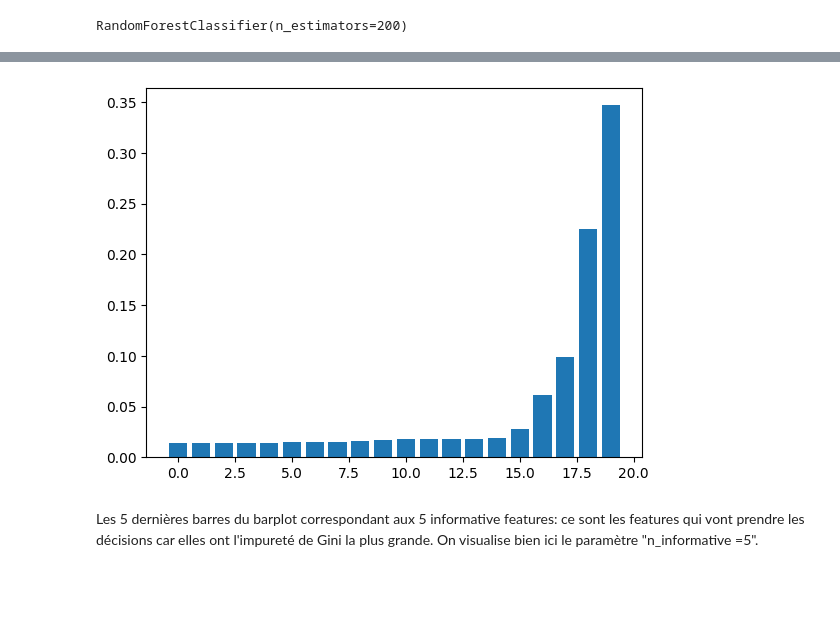
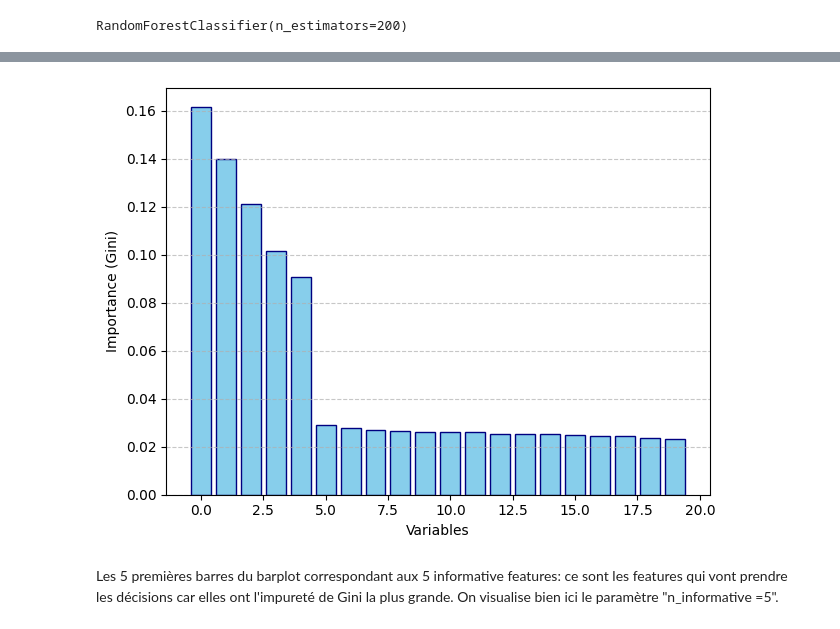
Before and after one commit to nathansourdrille/machine-learning, a Jupyter notebook: Random_forest/TP10.ipynb, the cells around one changed output, grey strips where cells are left out. Drawn from its saved outputs; the diff is of its cells as text; code cells hidden in the pictures; blank space fills up the shorter version.

```diff
--- a/Random_forest/TP10.ipynb
+++ b/Random_forest/TP10.ipynb
@@ -236,6 +322,13 @@ Feature 2 — importance = 0.0316
 # %%
-plt.bar(np.arange(20), importances);
+# range(X.shape[1]): créé 20 emplacements vides sur l'axe x pour les 20 barres (il y a 20 features)
+# importances[indices_sorted]: affiche les features de la plus à la moins importante
+plt.bar(range(X.shape[1]), importances[indices_sorted], align="center", color='skyblue', edgecolor='navy')
+plt.xlabel("Variables")
+plt.ylabel("Importance (Gini)")
+plt.grid(axis='y', linestyle='--', alpha=0.7)
+plt.tight_layout()
+plt.show()
 # %% [output]
-[figure, old version]
+[figure, new version]
 # %% [markdown]
-Les 5 dernières barres du barplot correspondant aux 5 informative features: ce sont les features qui vont prendre les décisions car elles ont l'impureté de Gini la plus grande. On visualise bien ici le paramètre "n_informative =5".
+Les 5 premières barres du barplot correspondant aux 5 informative features: ce sont les features qui vont prendre les décisions car elles ont l'impureté de Gini la plus grande. On visualise bien ici le paramètre "n_informative =5".
```
Also changed, not shown: parts of 26 cells of this notebook, 1 other file.
